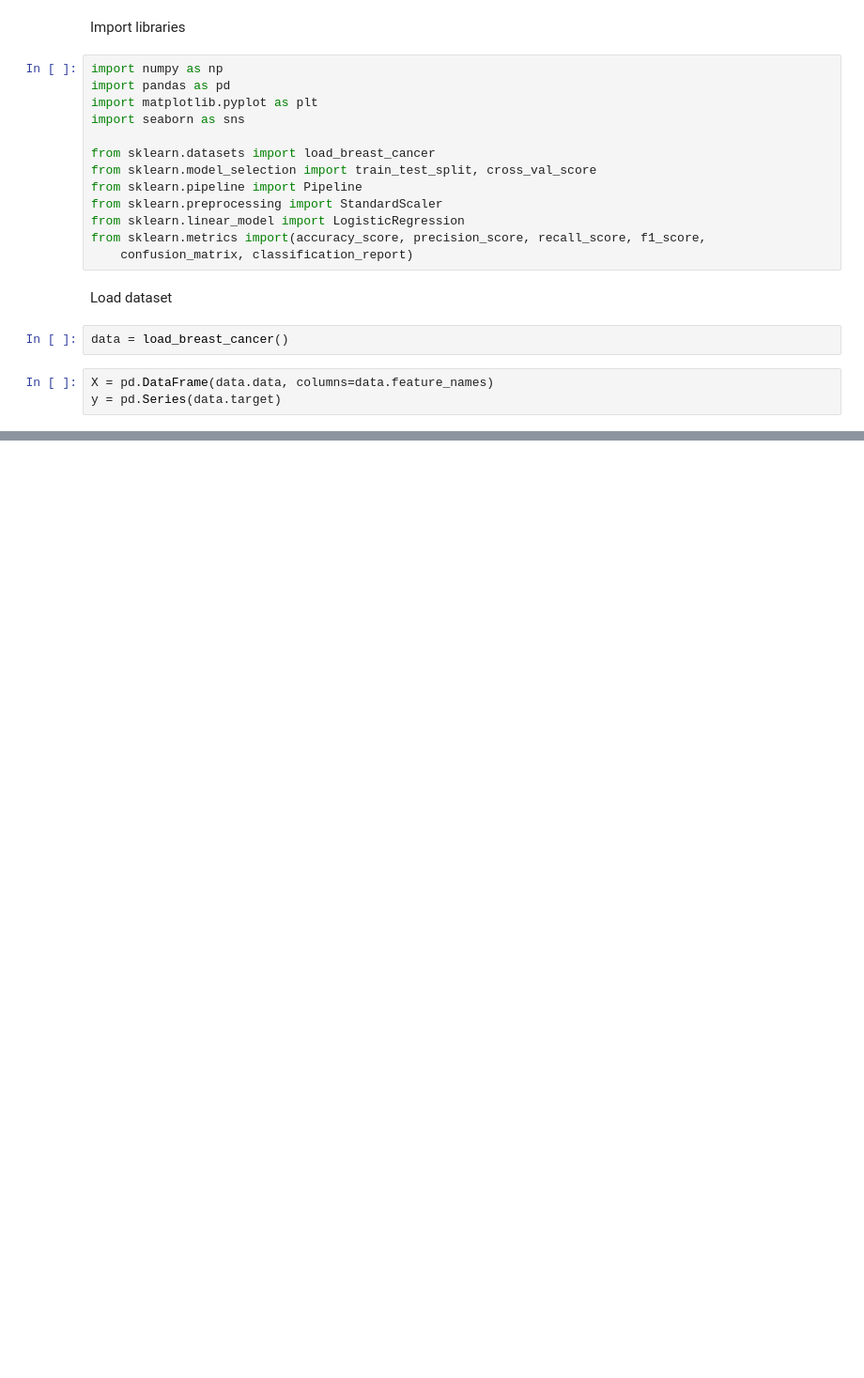
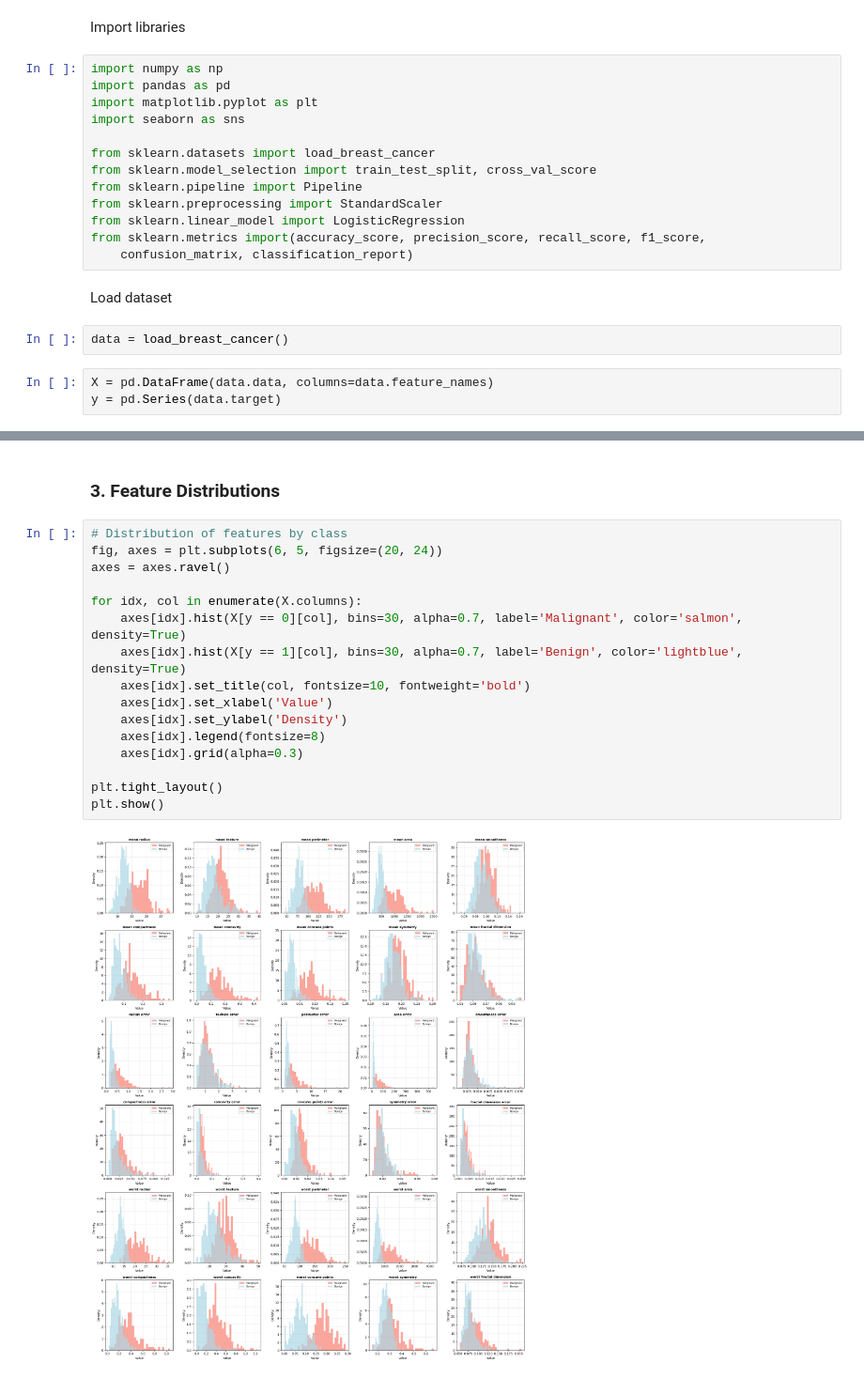
Before and after one commit to sara-fuentes/breast-cancer-classifier, a Jupyter notebook: breast_cancer_classifier.ipynb, the cells around one changed output, grey strips where cells are left out. Shown at 94% size. Cells and saved outputs as stored; diff of their text form; blank space fills up the shorter version.

```diff
--- a/breast_cancer_classifier.ipynb
+++ b/breast_cancer_classifier.ipynb
@@ -39,0 +155,20 @@ Clases: ['malignant' 'benign']
+# %% [markdown]
+### 3. Feature Distributions
+# %%
+# Distribution of features by class
+fig, axes = plt.subplots(6, 5, figsize=(20, 24))
+axes = axes.ravel()
+
+for idx, col in enumerate(X.columns):
+    axes[idx].hist(X[y == 0][col], bins=30, alpha=0.7, label='Malignant', color='salmon', density=True)
+    axes[idx].hist(X[y == 1][col], bins=30, alpha=0.7, label='Benign', color='lightblue', density=True)
+    axes[idx].set_title(col, fontsize=10, fontweight='bold')
+    axes[idx].set_xlabel('Value')
+    axes[idx].set_ylabel('Density')
+    axes[idx].legend(fontsize=8)
+    axes[idx].grid(alpha=0.3)
+
+plt.tight_layout()
+plt.show()
+# %% [output]
+[figure, added]
```
Also changed, not shown: parts of 33 cells of this notebook.
